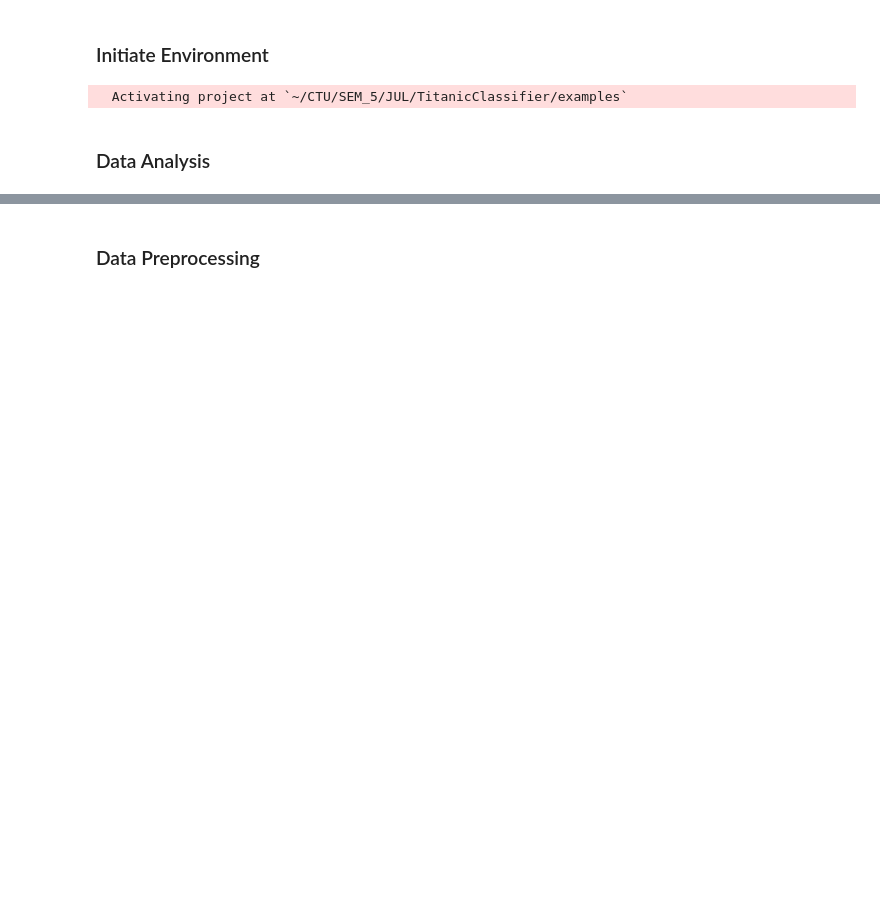
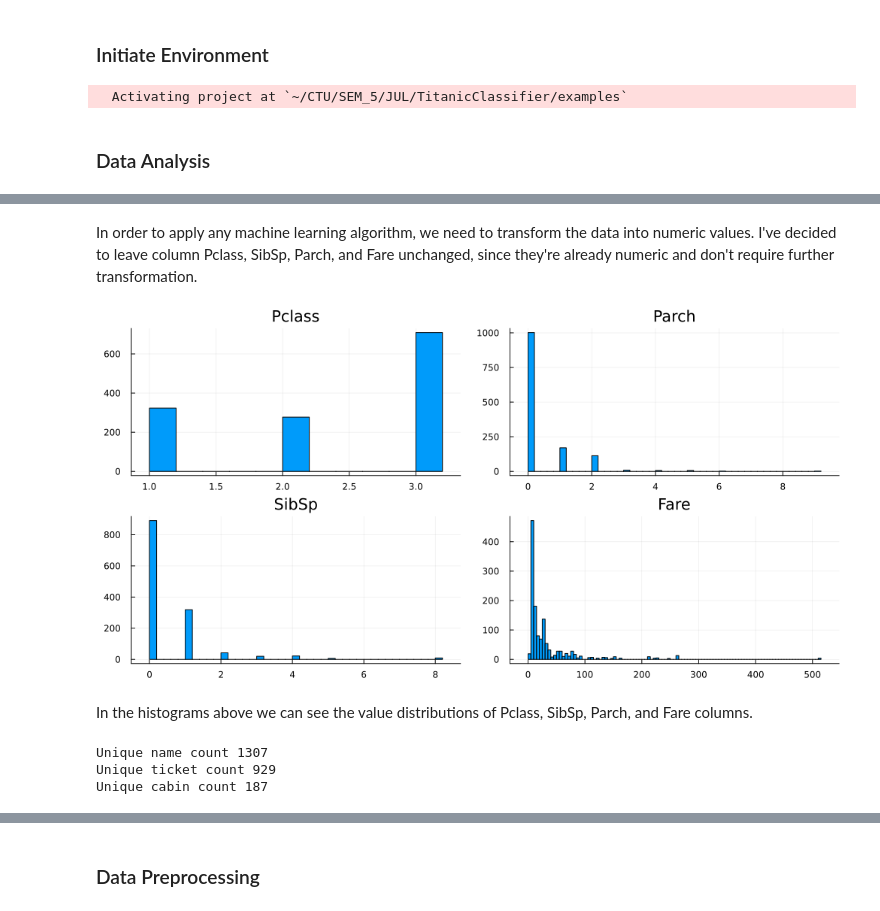
Before and after one commit to B0B36JUL-FinalProjects-2022/Projekt_cechdav5, a Jupyter notebook: examples/classif.ipynb, the cells around one changed output, grey strips where cells are left out. Drawn from its saved outputs; the diff is of its cells as text; code cells hidden in the pictures; blank space fills up the shorter version.

Commit message:
Added histograms and markup to jupyter, made progress on feature engineering

```diff
--- a/examples/classif.ipynb
+++ b/examples/classif.ipynb
@@ -15,3 +16,10 @@ using Statistics
 ### Data Analysis
 # %%
 data = CSV.read("../data/train.csv", DataFrame);
+# %%
+train = CSV.read("../data/train.csv", DataFrame);
+select!(train, Not("Survived"));
+test = CSV.read("../data/test.csv", DataFrame);
+merged = vcat(train, test);
+select!(merged, Not("PassengerId"));
+first(merged, 5)
@@ -17,0 +35,20 @@ data = CSV.read("../data/train.csv", DataFrame);
+# %% [markdown]
+In order to apply any machine learning algorithm, we need to transform the data into numeric values. I've decided to leave
+column Pclass, SibSp, Parch, and Fare unchanged, since they're already numeric and don't require further transformation.
+# %%
+temp = [merged[!, "Pclass"], merged[!, "Parch"], merged[!, "SibSp"], merged[!, "Fare"]]
+
+histogram(temp, layout=4, size=(1000,500), legend=false, visible=true, title=["Pclass" "Parch" "SibSp" "Fare"])
+# %% [output]
+[figure, added]
+# %% [markdown]
+In the histograms above we can see the value distributions of Pclass, SibSp, Parch, and Fare columns.
+# %%
+uq_name = nrow(combine(groupby(merged, "Name"), nrow => :count))
+uq_ticket = nrow(combine(groupby(merged, "Ticket"), nrow => :count))
+uq_cabin = nrow(combine(groupby(merged, "Cabin"), nrow => :count))
+print("Unique name count ", uq_name, "\nUnique ticket count ", uq_ticket, "\nUnique cabin count ", uq_cabin)
+# %% [output]
+Unique name count 1307
+Unique ticket count 929
+Unique cabin count 187
```
Also changed, not shown: parts of 22 cells of this notebook, 2 other files.
